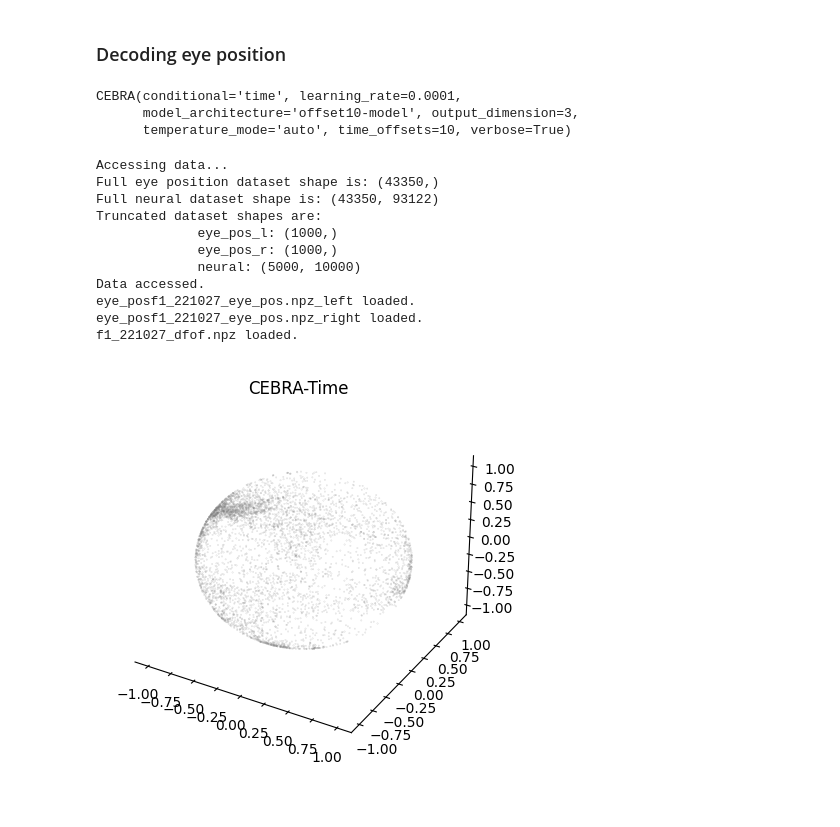
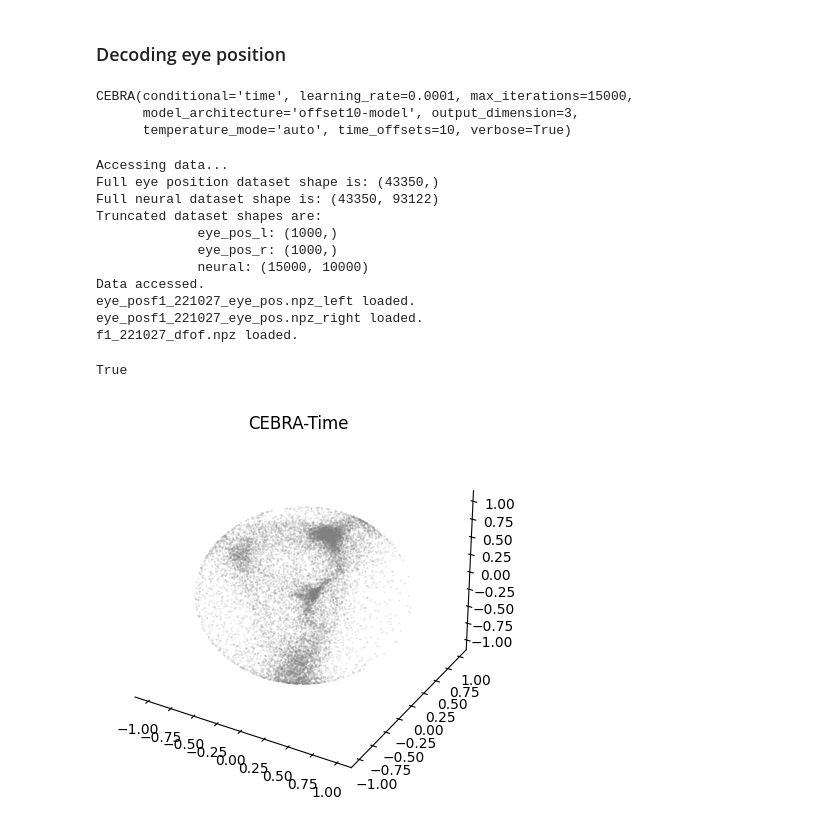
Before and after one commit to tomhagley6/czebra, a Jupyter notebook: test_model/eye_pos_decode_time_contrastive.ipynb, the cells around one changed output. Cells and saved outputs as stored; diff of their text form; code cells hidden in the pictures.

Commit message:
first draft of eye position notebook

```diff
--- a/test_model/eye_pos_decode_time_contrastive.ipynb
+++ b/test_model/eye_pos_decode_time_contrastive.ipynb
@@ -33,7 +35,7 @@ global ROIS
 global ITERS
 
 FILENAME = dat_files[0]
-TIMESTEPS = 5000
+TIMESTEPS = 15000
 ROIS = 10000
 ITERS = 15000
 # %%
@@ -46,7 +48,7 @@ cebra_time_model = cebra.CEBRA(
     temperature_mode='auto',
     min_temperature=0.1,
     time_offsets=10,
-    max_iterations=10000,
+    max_iterations=ITERS,
     max_adapt_iterations=500,
     batch_size=None,
     learning_rate=1e-4,
@@ -57,7 +59,7 @@ cebra_time_model = cebra.CEBRA(
     )
 print(cebra_time_model)
 # %% [output]
-CEBRA(conditional='time', learning_rate=0.0001,
+CEBRA(conditional='time', learning_rate=0.0001, max_iterations=15000,
       model_architecture='offset10-model', output_dimension=3,
       temperature_mode='auto', time_offsets=10, verbose=True)
 # %%
@@ -81,7 +83,7 @@ with h5py.File(filename, 'r') as f:
     neural = f['rois']['dfof']
     print(f"Full neural dataset shape is: {neural.shape}")
 
-    # select first x timesteps and random y neurons
+    # select first TIMESTEPS timesteps and random ROIS rois
     # neural
     neural_indexes = np.sort(
                         np.random.choice(
@@ -91,8 +93,8 @@ with h5py.File(filename, 'r') as f:
     neural = np.array(neural[:TIMESTEPS, neural_indexes])
 
     # eye position
-    eye_pos_l = np.array(eye_pos_l[:1000])
-    eye_pos_r = np.array(eye_pos_r[:1000])
+    eye_pos_l = np.array(eye_pos_l[:TIMESTEPS])
+    eye_pos_r = np.array(eye_pos_r[:TIMESTEPS])
 
     print(f"Truncated dataset shapes are:\n \
             eye_pos_l: {eye_pos_l.shape}\n \
@@ -103,7 +105,7 @@ with h5py.File(filename, 'r') as f:
 
 
     # save datasets
-    filename_eye_pos = f'eye_pos{filename[-12:-3]}_eye_pos.npz'
+    filename_eye_pos = f'{filename[-12:-3]}_eye_pos.npz'
     filename_dfof = f'{filename[-12:-3]}_dfof.npz'
     np.savez(f'{filename_eye_pos}', eye_pos_l=eye_pos_l, eye_pos_r=eye_pos_r)
     np.savez(f'{filename_dfof}', neural=neural)
@@ -123,26 +125,33 @@ Full neural dataset shape is: (43350, 93122)
 Truncated dataset shapes are:
              eye_pos_l: (1000,)
              eye_pos_r: (1000,)
-             neural: (5000, 10000)
+             neural: (15000, 10000)
 Data accessed.
 eye_posf1_221027_eye_pos.npz_left loaded.
 eye_posf1_221027_eye_pos.npz_right loaded.
 f1_221027_dfof.npz loaded.
 # %%
-# # Fit model
-cebra_time_model.fit(neural)
+# Fit or load model
+
 model_name = f"{filename_trunc}_time_{TIMESTEPS}points_{ROIS}rois_{ITERS}iters.pt"
-cebra_time_model.save(f'models/{model_name}')
+model_path = f'models/{model_name}'
+
+if os.path.isfile(model_path):
+    cebra.CEBRA.load(model_path)
+else:
+    cebra_time_model.fit(neural)
+    cebra_time_model.save(model_path)
+# %% [output]
+True
 # %%
 # # Create and plot model output
 
 output_dims = 3
 
-cebra_time_model = cebra.CEBRA.load(model_name)
 embedding = cebra_time_model.transform(neural)
 cebra.plot_embedding(embedding, title='CEBRA-Time', cmap='cool')
 
 
 assert(embedding.shape == (TIMESTEPS, output_dims))
 # %% [output]
-[figure, old version]
+[figure, new version]
```
Also changed, not shown: parts of 7 cells of this notebook.
